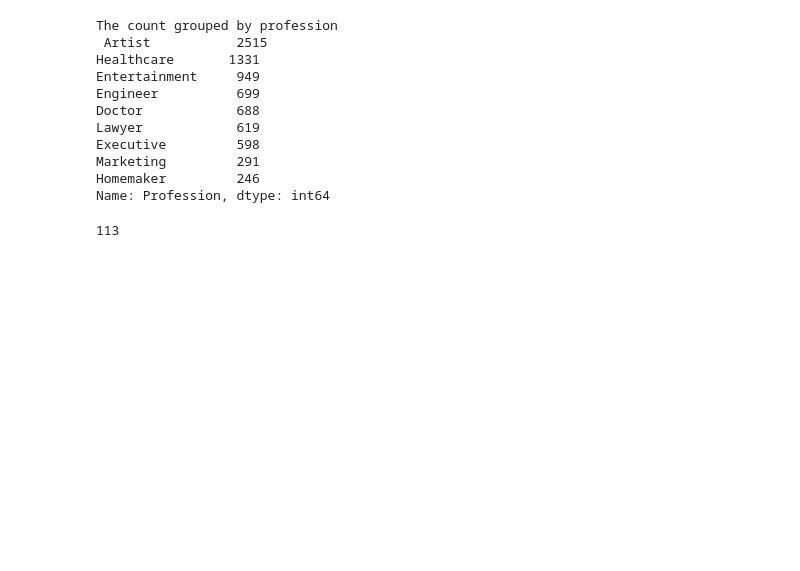
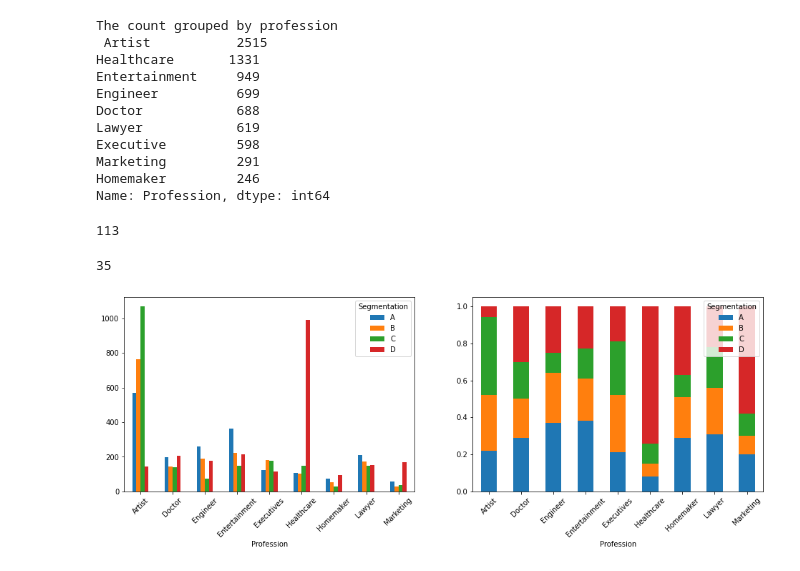
Before and after one commit to Research-Group-CDAP/ML_Assignment2_IT19132310_IT19139036_IT19120980_IT19104218, a Jupyter notebook: model.ipynb, the cells around one changed output. Drawn from its saved outputs; the diff is of its cells as text; code cells hidden in the pictures; blank space fills up the shorter version.

```diff
--- a/model.ipynb
+++ b/model.ipynb
@@ -543,3 +543,18 @@ Name: Profession, dtype: int64
 df_train.Profession.isnull().sum()
 # %% [output]
 113
+# %%
+# Filling the missing values w.r.t other attributes underlying pattern
+df_train.loc[ (pd.isnull(df_train["Profession"])) & (df_train['Work_Experience'] > 8),"Profession"] = 'Homemaker'
+df_train.loc[ (pd.isnull(df_train["Profession"])) & (df_train['Age'] > 70),"Profession"] = 'Lawyer'
+df_train.loc[ (pd.isnull(df_train["Profession"])) & (df_train['Family_Size'] < 3),"Profession"] = 'Lawyer'
+df_train.loc[ (pd.isnull(df_train["Profession"])) & (df_train['Spending_Score'] == 'Average'),"Profession"] = 'Artist'
+df_train.loc[ (pd.isnull(df_train["Profession"])) & (df_train['Graduated'] == 'Yes'),"Profession"] = 'Artist'
+df_train.loc[ (pd.isnull(df_train["Profession"])) & (df_train['Ever_Married'] == 'Yes'),"Profession"] = 'Artist'
+df_train.loc[ (pd.isnull(df_train["Profession"])) & (df_train['Ever_Married'] == 'No'),"Profession"] = 'Healthcare'
+df_train.loc[ (pd.isnull(df_train["Profession"])) & (df_train['Spending_Score'] == 'High'),"Profession"] = 'Executives'
+# %%
+# Checking the count of missing values
+df_test.Profession.isnull().sum()
+# %% [output]
+35
@@ -545,0 +571,21 @@ df_train.Profession.isnull().sum()
+# %%
+# Count of segments in each profession
+ax1 = df_train.groupby(["Profession"])["Segmentation"].value_counts().unstack().round(3)
+
+# Percentage of segments in each profession
+ax2 = df_train.pivot_table(columns='Segmentation',index='Profession',values='ID',aggfunc='count')
+ax2 = ax2.div(ax2.sum(axis=1), axis = 0).round(2)
+
+#count plot
+fig, ax = plt.subplots(1,2)
+ax1.plot(kind="bar",ax = ax[0],figsize = (16,5))
+label = ['Artist','Doctor','Engineer','Entertainment','Executives','Healthcare','Homemaker','Lawyer','Marketing']
+ax[0].set_xticklabels(labels = label,rotation = 45)
+
+#stacked bars
+ax2.plot(kind="bar",stacked = True,ax = ax[1],figsize = (16,5))
+ax[1].set_xticklabels(labels = label,rotation = 45)
+
+plt.show()
+# %% [output]
+[figure, added]
```
Also changed, not shown: parts of 1 cell of this notebook.
